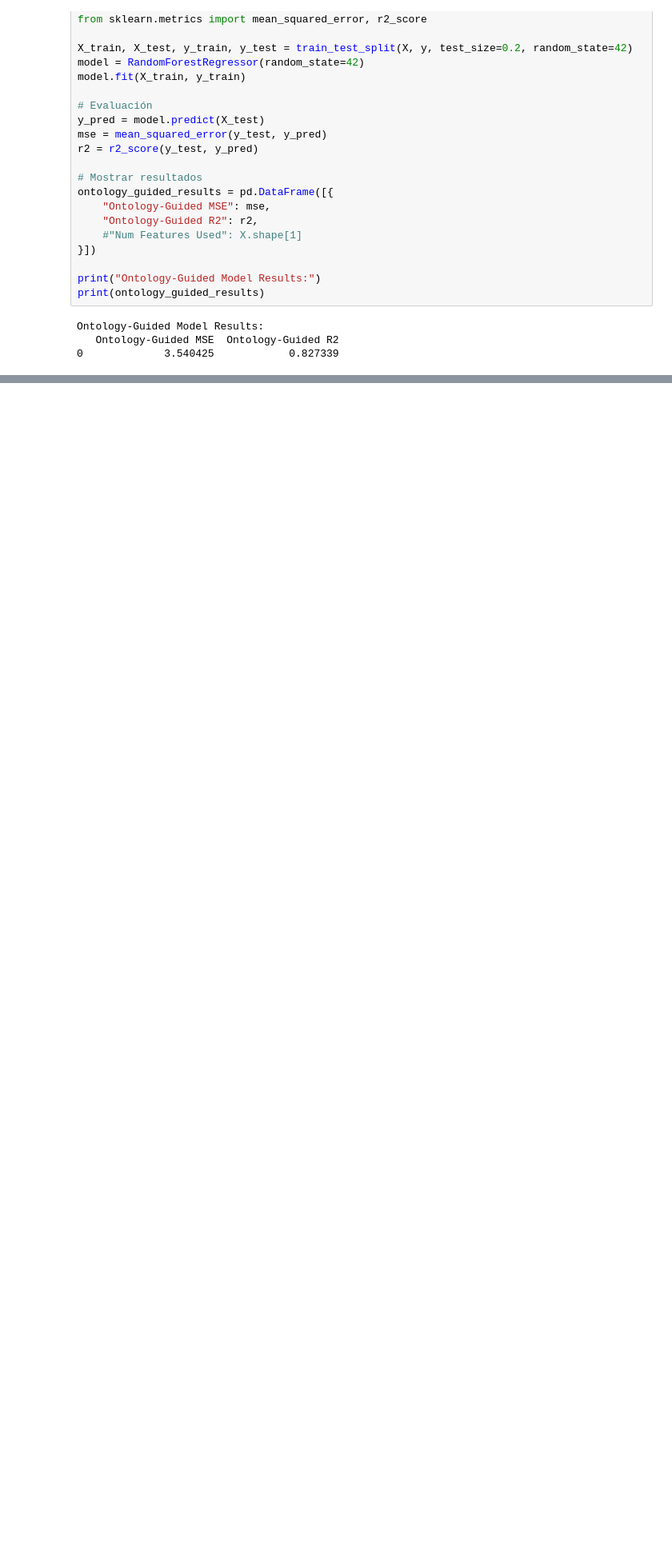
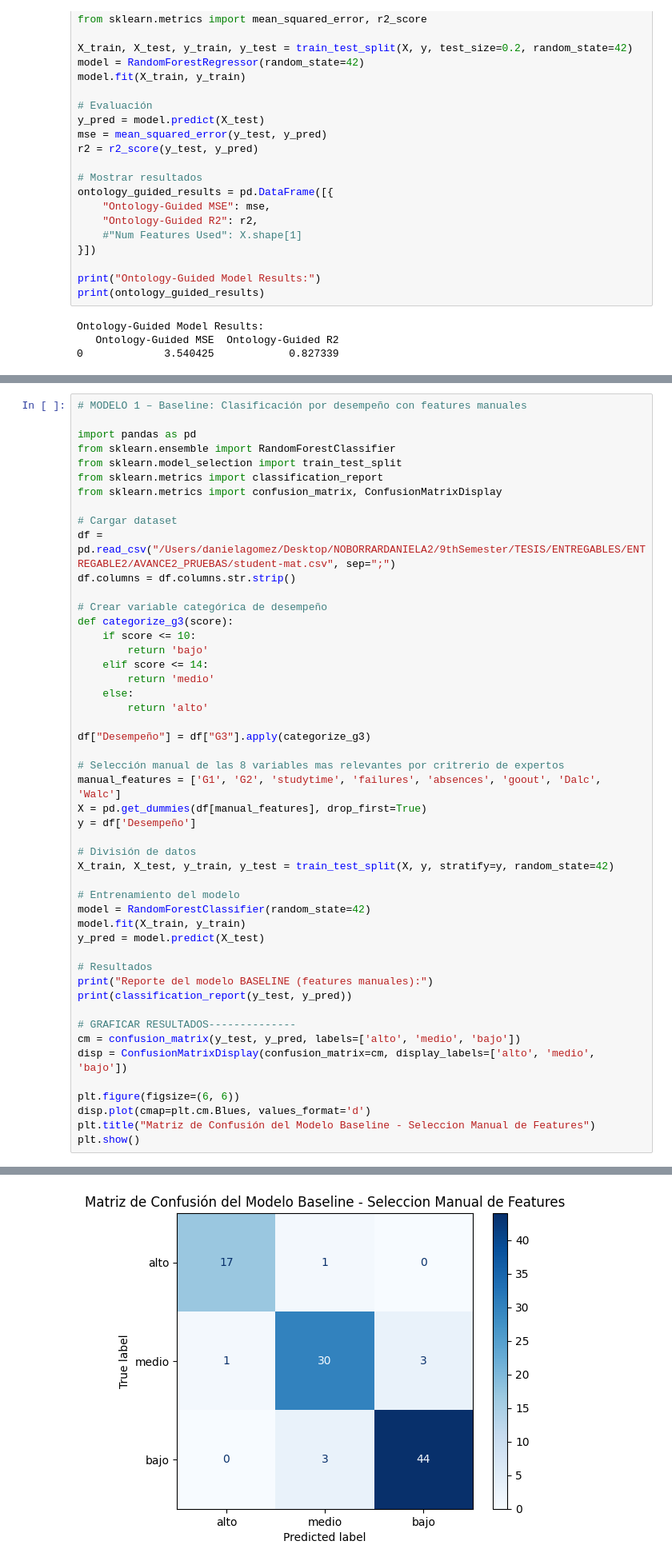
Before and after one commit to daniat707/Ontology-Feature-Engineering, a Jupyter notebook: PROT1.ipynb, the cells around one changed output, grey strips where cells are left out. Shown at 80% size. Saved outputs shown, nothing was run; the diff lists cells and outputs as text; blank space fills up the shorter version.

```diff
--- a/PROT1.ipynb
+++ b/PROT1.ipynb
@@ -403,0 +423,50 @@ Ontology-Guided Model Results:
+# %%
+# MODELO 1 – Baseline: Clasificación por desempeño con features manuales
+
+import pandas as pd
+from sklearn.ensemble import RandomForestClassifier
+from sklearn.model_selection import train_test_split
+from sklearn.metrics import classification_report
+from sklearn.metrics import confusion_matrix, ConfusionMatrixDisplay
+
+# Cargar dataset
+df = pd.read_csv("/Users/danielagomez/Desktop/NOBORRARDANIELA2/9thSemester/TESIS/ENTREGABLES/ENTREGABLE2/AVANCE2_PRUEBAS/student-mat.csv", sep=";")
+df.columns = df.columns.str.strip()
+
+# Crear variable categórica de desempeño
+def categorize_g3(score):
+    if score <= 10:
+        return 'bajo'
+    elif score <= 14:
+        return 'medio'
+    else:
+        return 'alto'
+
+df["Desempeño"] = df["G3"].apply(categorize_g3)
+
+# Selección manual de las 8 variables mas relevantes por critrerio de expertos
+manual_features = ['G1', 'G2', 'studytime', 'failures', 'absences', 'goout', 'Dalc', 'Walc']
+X = pd.get_dummies(df[manual_features], drop_first=True)
+y = df['Desempeño']
+
+# División de datos
+X_train, X_test, y_train, y_test = train_test_split(X, y, stratify=y, random_state=42)
+
+# Entrenamiento del modelo
+model = RandomForestClassifier(random_state=42)
+model.fit(X_train, y_train)
+y_pred = model.predict(X_test)
+
+# Resultados
+print("Reporte del modelo BASELINE (features manuales):")
+print(classification_report(y_test, y_pred))
+
+# GRAFICAR RESULTADOS--------------
+cm = confusion_matrix(y_test, y_pred, labels=['alto', 'medio', 'bajo'])
+disp = ConfusionMatrixDisplay(confusion_matrix=cm, display_labels=['alto', 'medio', 'bajo'])
+
+plt.figure(figsize=(6, 6))
+disp.plot(cmap=plt.cm.Blues, values_format='d')
+plt.title("Matriz de Confusión del Modelo Baseline - Seleccion Manual de Features")
+plt.show()
+# %% [output]
@@ -403,0 +484 @@ Ontology-Guided Model Results:
+[figure, added]
```
Also changed, not shown: parts of 17 cells of this notebook.
